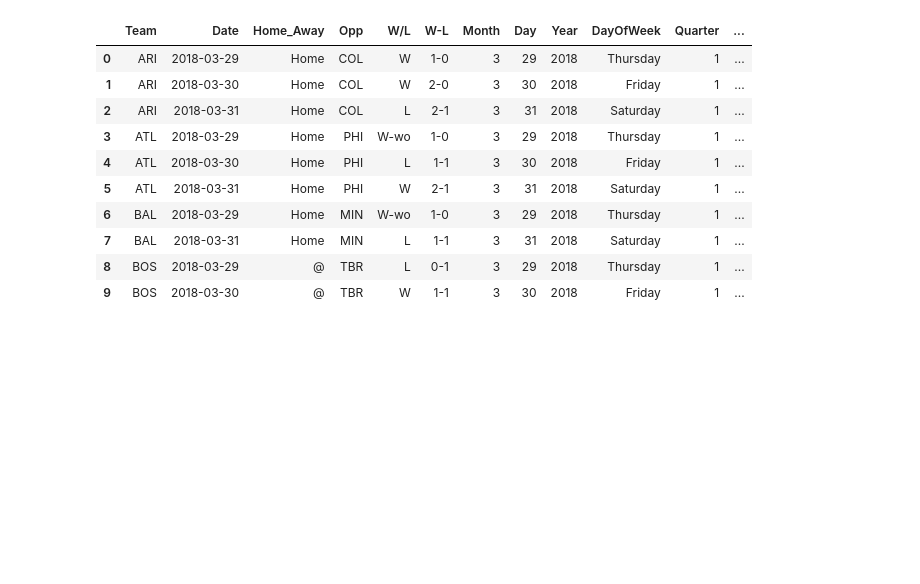
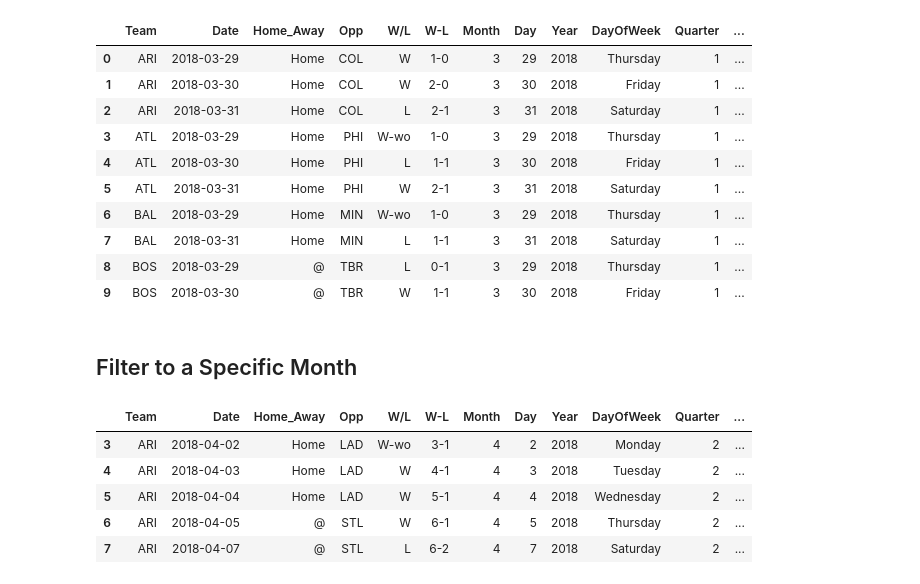
Before and after one commit to sciarrinosolutions/DataScienceLibrary, a Jupyter notebook: Analysis/WorkingWithDates.ipynb, the cells around one changed output. Saved outputs shown, nothing was run; the diff lists cells and outputs as text; code cells hidden in the pictures; blank space fills up the shorter version.

```diff
--- a/Analysis/WorkingWithDates.ipynb
+++ b/Analysis/WorkingWithDates.ipynb
@@ -155,3 +155,15 @@ df_pre_april.head(10)
 | 7 | BAL | 2018-03-31 | Home | MIN | L | 1-1 | 3 | 31 | 2018 | Saturday | 1 | ... |
 | 8 | BOS | 2018-03-29 | @ | TBR | L | 0-1 | 3 | 29 | 2018 | Thursday | 1 | ... |
 | 9 | BOS | 2018-03-30 | @ | TBR | W | 1-1 | 3 | 30 | 2018 | Friday | 1 | ... |
+# %% [markdown]
+## Filter to a Specific Month
+# %%
+df_april = df[df['Date'].dt.month == 4]
+df_april.head()
+# %% [output]
+|  | Team | Date | Home_Away | Opp | W/L | W-L | Month | Day | Year | DayOfWeek | Quarter | ... |
+| 3 | ARI | 2018-04-02 | Home | LAD | W-wo | 3-1 | 4 | 2 | 2018 | Monday | 2 | ... |
+| 4 | ARI | 2018-04-03 | Home | LAD | W | 4-1 | 4 | 3 | 2018 | Tuesday | 2 | ... |
+| 5 | ARI | 2018-04-04 | Home | LAD | W | 5-1 | 4 | 4 | 2018 | Wednesday | 2 | ... |
+| 6 | ARI | 2018-04-05 | @ | STL | W | 6-1 | 4 | 5 | 2018 | Thursday | 2 | ... |
+| 7 | ARI | 2018-04-07 | @ | STL | L | 6-2 | 4 | 7 | 2018 | Saturday | 2 | ... |
```
Also changed, not shown: 2 other files.
